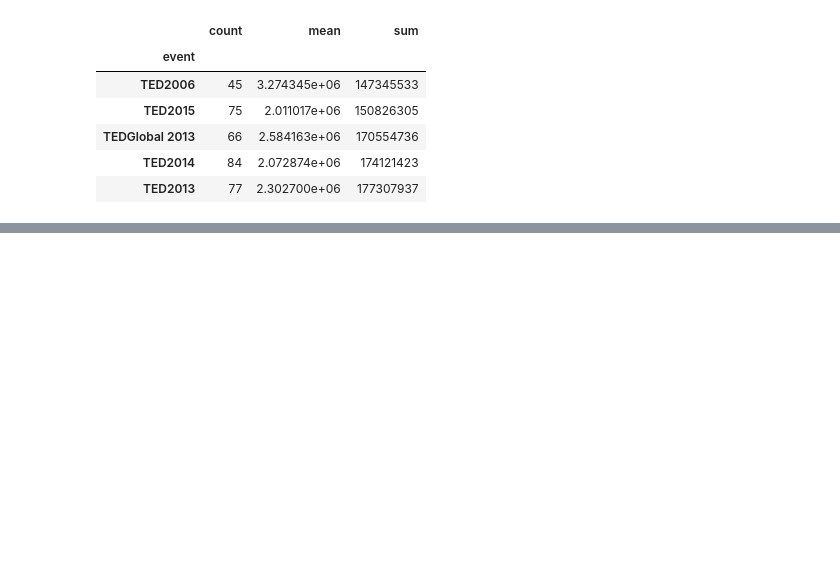
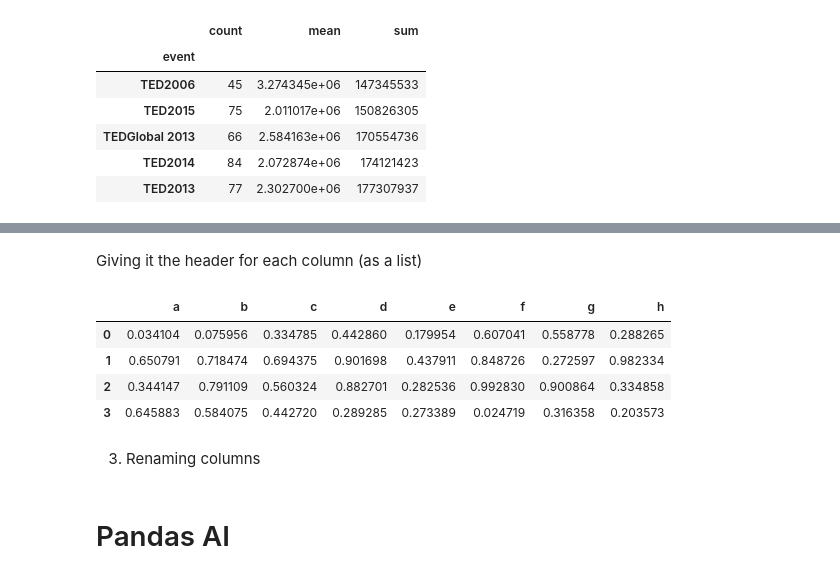
Before and after one commit to slancheros/pandas-basic, a Jupyter notebook: TedTalk.ipynb, the cells around one changed output, grey strips where cells are left out. Drawn from its saved outputs; the diff is of its cells as text; code cells hidden in the pictures; blank space fills up the shorter version.

```diff
--- a/TedTalk.ipynb
+++ b/TedTalk.ipynb
@@ -599,0 +1124,14 @@ ted.groupby('event').views.agg(['count','mean','sum']).sort_values('sum').tail()
+# %% [markdown]
+Giving it the header for each column (as a list)
+# %%
+pd.DataFrame(np.random.rand(4,8), columns=list('abcdefgh'))
+# %% [output]
+|  | a | b | c | d | e | f | g | h |
+| 0 | 0.034104 | 0.075956 | 0.334785 | 0.442860 | 0.179954 | 0.607041 | 0.558778 | 0.288265 |
+| 1 | 0.650791 | 0.718474 | 0.694375 | 0.901698 | 0.437911 | 0.848726 | 0.272597 | 0.982334 |
+| 2 | 0.344147 | 0.791109 | 0.560324 | 0.882701 | 0.282536 | 0.992830 | 0.900864 | 0.334858 |
+| 3 | 0.645883 | 0.584075 | 0.442720 | 0.289285 | 0.273389 | 0.024719 | 0.316358 | 0.203573 |
+# %% [markdown]
+3. Renaming columns
+# %% [markdown]
+# Pandas AI
```
Also changed, not shown: parts of 104 cells of this notebook, 1 other file.
